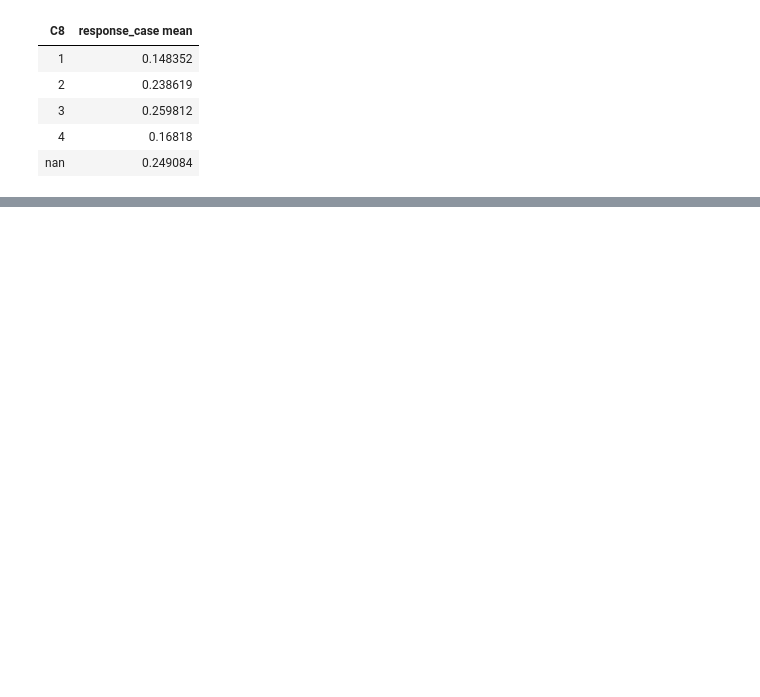
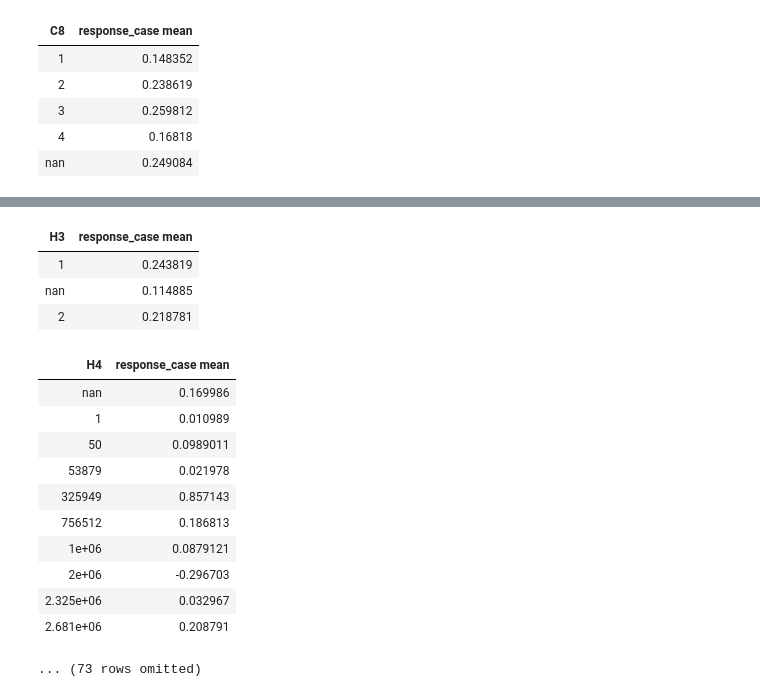
Before and after one commit to thomasundo2/covid-policy-analysis, a Jupyter notebook: gr_dec_analysis/gr_dec_analysis.ipynb, the cells around one changed output, grey strips where cells are left out. Saved outputs shown, nothing was run; the diff lists cells and outputs as text; code cells hidden in the pictures; blank space fills up the shorter version.

```diff
--- a/gr_dec_analysis/gr_dec_analysis.ipynb
+++ b/gr_dec_analysis/gr_dec_analysis.ipynb
@@ -360,0 +394,22 @@ divide_policy(C8, "C8")
+# %%
+divide_policy(H3, "H3")
+# %% [output]
+| H3 | response_case mean |
+| 1 | 0.243819 |
+| nan | 0.114885 |
+| 2 | 0.218781 |
+# %%
+divide_policy(H4, "H4")
+# %% [output]
+| H4 | response_case mean |
+| nan | 0.169986 |
+| 1 | 0.010989 |
+| 50 | 0.0989011 |
+| 53879 | 0.021978 |
+| 325949 | 0.857143 |
+| 756512 | 0.186813 |
+| 1e+06 | 0.0879121 |
+| 2e+06 | -0.296703 |
+| 2.325e+06 | 0.032967 |
+| 2.681e+06 | 0.208791 |
+... (73 rows omitted)
```
Also changed, not shown: parts of 13 cells of this notebook.
